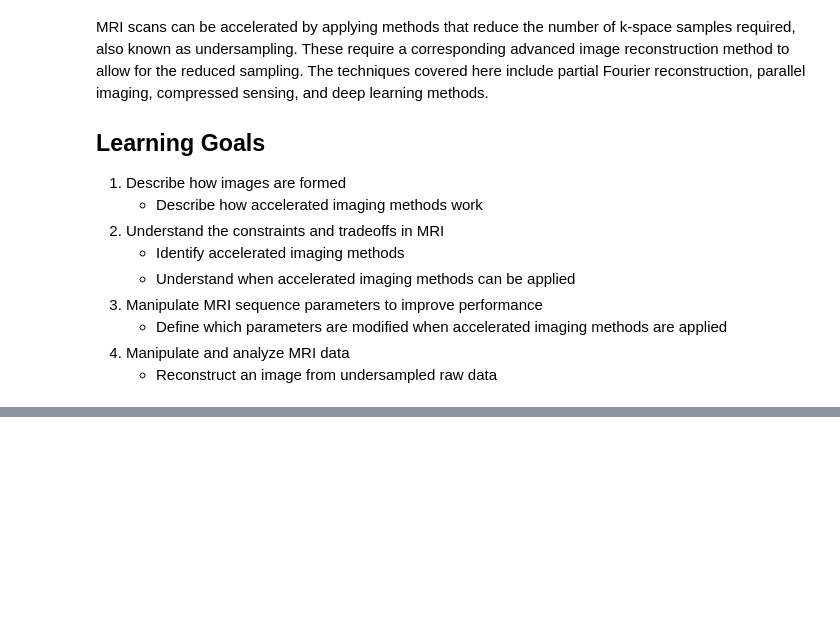
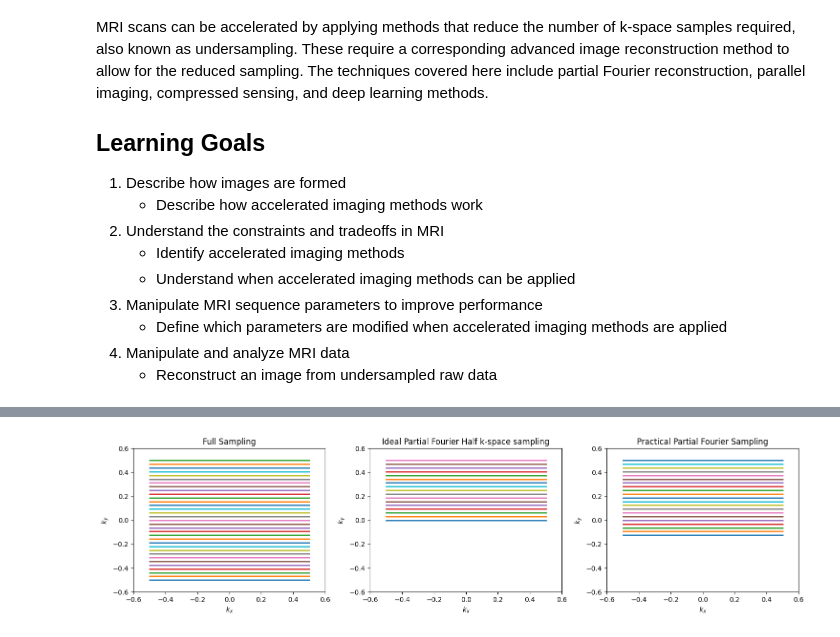
Before and after one commit to LarsonLab/MRI-education-resources, a Jupyter notebook: Notebooks/Accelerated Imaging Methods.ipynb, the cells around one changed output, grey strips where cells are left out. Drawn from its saved outputs; the diff is of its cells as text; code cells hidden in the pictures; blank space fills up the shorter version.

Commit message:
Updates to Accelerated Imaging, with some content moved to Advanced Image Reconstruction

```diff
--- a/Notebooks/Accelerated Imaging Methods.ipynb
+++ b/Notebooks/Accelerated Imaging Methods.ipynb
@@ -146,0 +52,51 @@ Parallel Imaging artifacts typically appear as aliasing.  The undersampled data
+# %%
+# Sample k-space sampling patterns for Partial Fourier Imaging
+
+import numpy as np
+import matplotlib.pyplot as plt
+
+# Cartesian
+N = 32
+k = np.linspace(-N/2, N/2, N+1) / N
+ky, kx = np.meshgrid(k, k)
+
+fig, axes = plt.subplots(1, 3, figsize=(15, 4))
+
+# Full Sampling
+axes[0].plot(kx, ky, linewidth=2)
+axes[0].set_xlim([-.6, .6])
+axes[0].set_ylim([-.6, .6])
+axes[0].set_xlabel('$k_x$')
+axes[0].set_ylabel('$k_y$')
+axes[0].set_title('Full Sampling')
+
+# Ideal Partial Fourier Half k-space sampling
+# Reshape to have one dimension of size N (here N+1 points exist, reshape accordingly)
+mask = ky >= 0
+kx_half = kx[mask].reshape(N + 1, -1)
+ky_half = ky[mask].reshape(N + 1, -1)
+
+axes[1].plot(kx_half, ky_half, linewidth=2)
+axes[1].set_xlim([-.6, .6])
+axes[1].set_ylim([-.6, .6])
+axes[1].set_xlabel('$k_x$')
+axes[1].set_ylabel('$k_y$')
+axes[1].set_title('Ideal Partial Fourier Half k-space sampling')
+
+# Practical Partial Fourier Sampling with over-sampling the center of k-space
+pf_factor = 0.75
+
+mask_pf = ky >= -(pf_factor-0.5)/2
+kx_pf = kx[mask_pf].reshape(N + 1, -1)
+ky_pf = ky[mask_pf].reshape(N + 1, -1)
+
+axes[2].plot(kx_pf, ky_pf, linewidth=2)
+axes[2].set_xlim([-.6, .6])
+axes[2].set_ylim([-.6, .6])
+axes[2].set_xlabel('$k_x$')
+axes[2].set_ylabel('$k_y$')
+axes[2].set_title('Practical Partial Fourier Sampling')
+
+plt.tight_layout()
+# %% [output]
+[figure, added]
```
Also changed, not shown: parts of 8 cells of this notebook, 2 other files.
